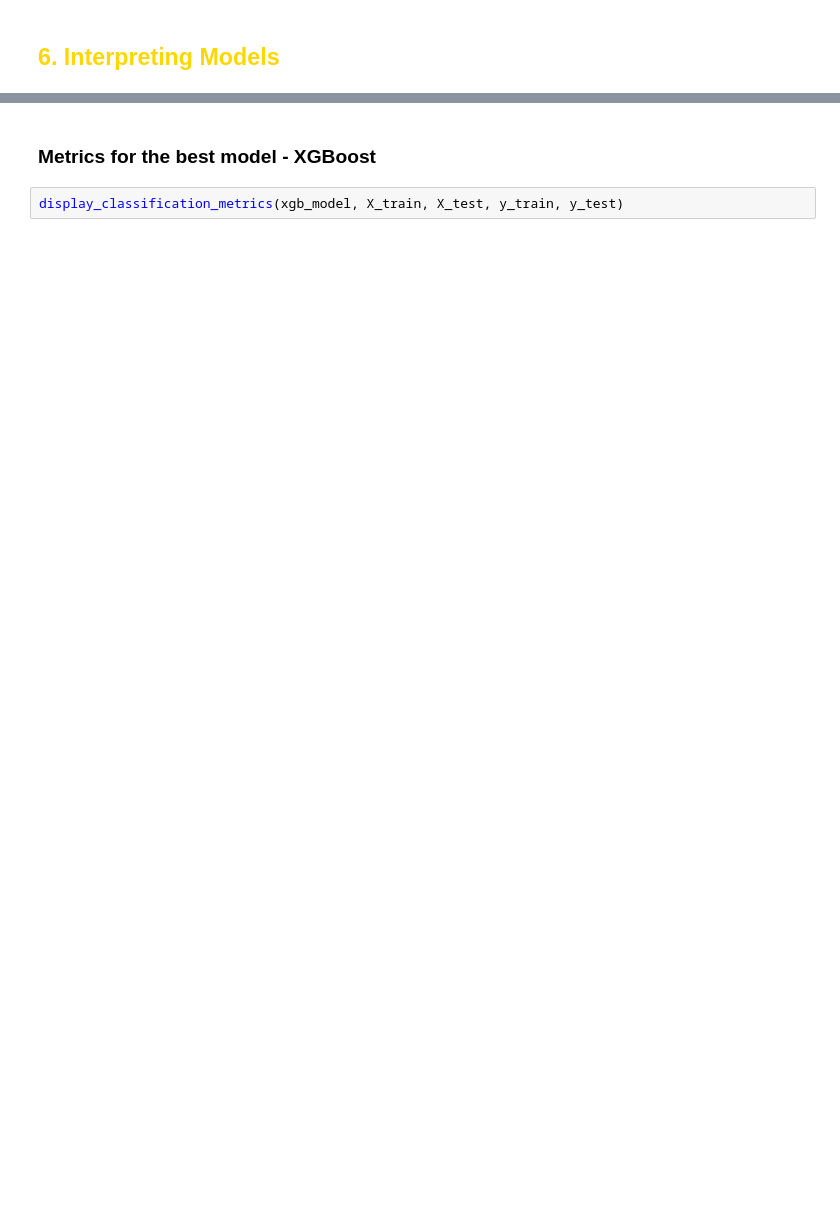
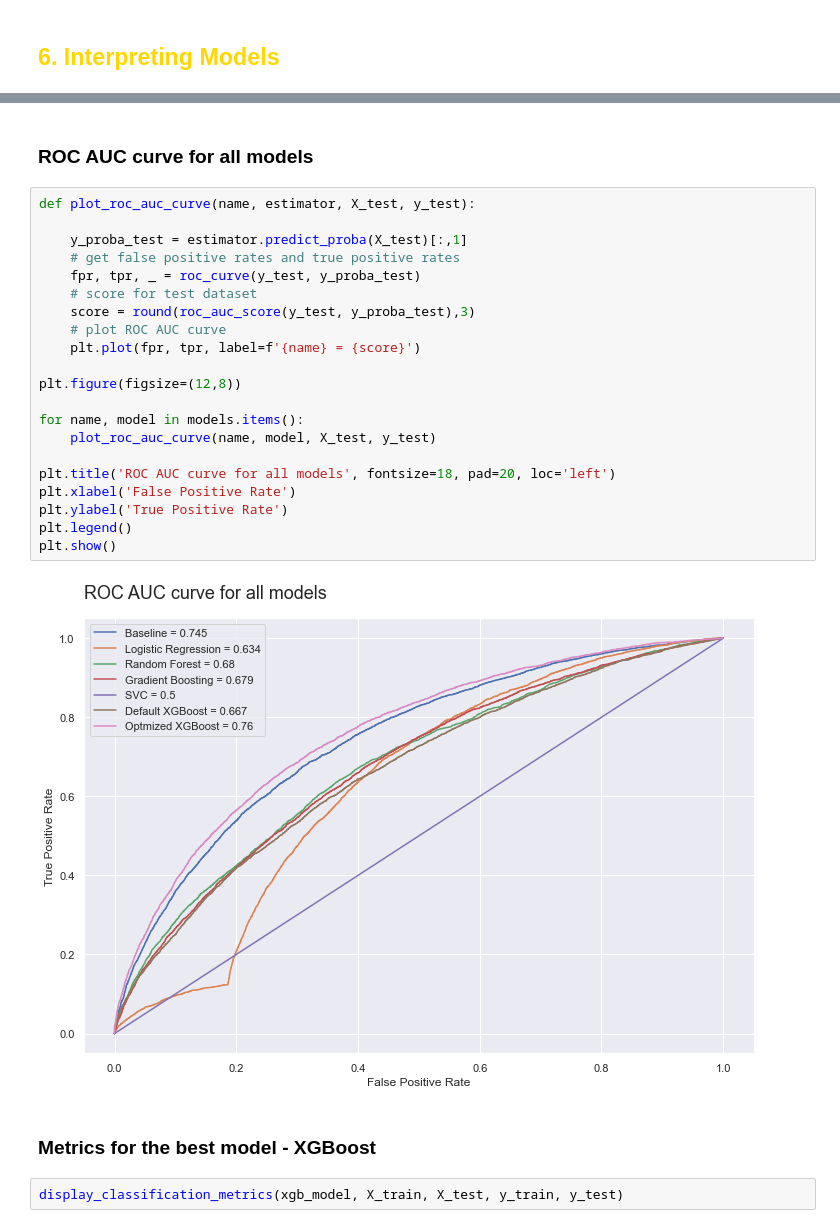
Before and after one commit to baiochi/LetsCode, a Jupyter notebook: 5_Machine_Learning/projeto/project.ipynb, the cells around one changed output, grey strips where cells are left out. Drawn from its saved outputs; the diff is of its cells as text; blank space fills up the shorter version.

```diff
--- a/5_Machine_Learning/projeto/project.ipynb
+++ b/5_Machine_Learning/projeto/project.ipynb
@@ -1096,3 +1134,28 @@ plot_roc_curve(pipe_xgb, X_test, y_test, ax=disp.ax_, label='XGBoost');
+# %% [markdown]
+### ROC AUC curve for all models
+# %%
+def plot_roc_auc_curve(name, estimator, X_test, y_test):
+
+	y_proba_test = estimator.predict_proba(X_test)[:,1]
+	# get false positive rates and true positive rates
+	fpr, tpr, _ = roc_curve(y_test, y_proba_test)
+	# score for test dataset
+	score = round(roc_auc_score(y_test, y_proba_test),3)
+	# plot ROC AUC curve
+	plt.plot(fpr, tpr, label=f'{name} = {score}')
+
+plt.figure(figsize=(12,8))
+
+for name, model in models.items():
+	plot_roc_auc_curve(name, model, X_test, y_test)
+
+plt.title('ROC AUC curve for all models', fontsize=18, pad=20, loc='left')
+plt.xlabel('False Positive Rate')
+plt.ylabel('True Positive Rate')
+plt.legend()
+plt.show()
+# %% [output]
+[figure, added]
 # %% [markdown]
 ### Metrics for the best model - XGBoost
 # %%
```
Also changed, not shown: parts of 11 cells of this notebook, 1 other file.
